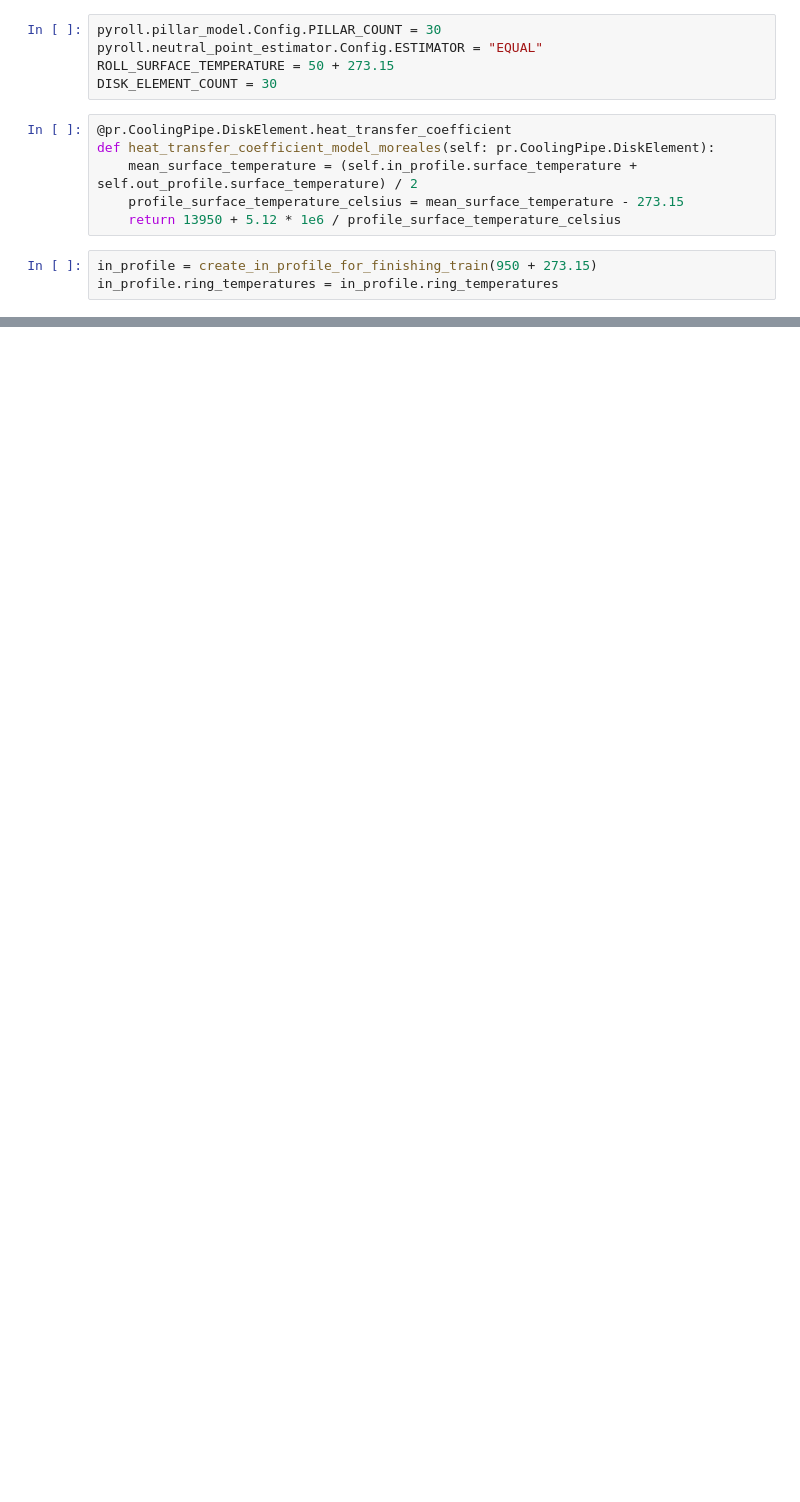
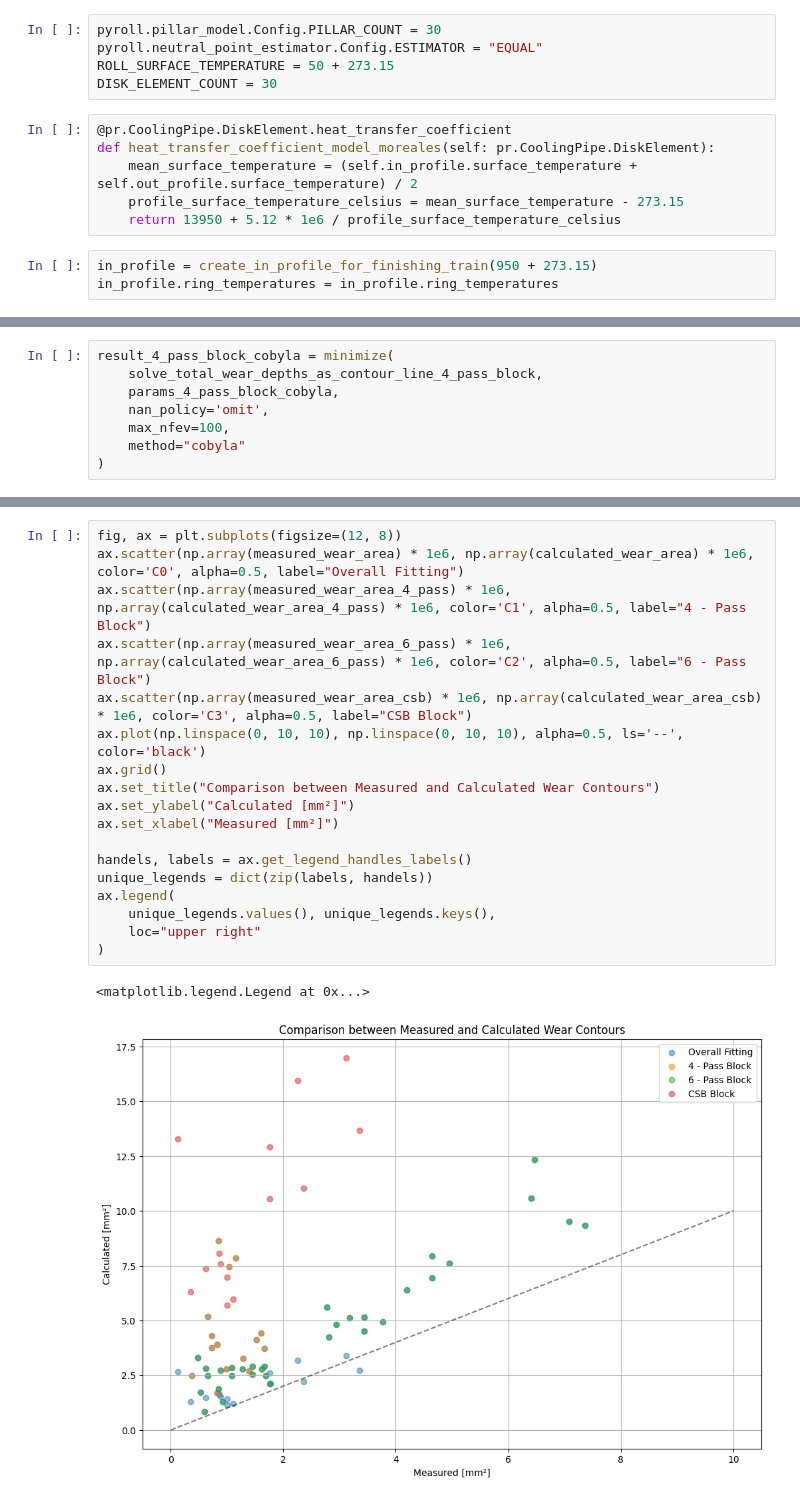
Before and after one commit to ChRen95/phd-thesis-fitting-wear-coefficient, a Jupyter notebook: coefficient_fitting.ipynb, the cells around one changed output, grey strips where cells are left out. Cells and saved outputs as stored; diff of their text form; blank space fills up the shorter version.

```diff
--- a/coefficient_fitting.ipynb
+++ b/coefficient_fitting.ipynb
@@ -118,0 +199,8 @@ params_constant_cobyla.add('wear_coefficient', value=1e-5, min=1e-20, max=1e-1,
+# %%
+result_4_pass_block_cobyla = minimize(
+    solve_total_wear_depths_as_contour_line_4_pass_block,
+    params_4_pass_block_cobyla,
+    nan_policy='omit',
+    max_nfev=100,
+    method="cobyla"
+)
@@ -194,0 +358,21 @@ More than 20 figures have been opened. Figures created through the pyplot interf
+# %%
+fig, ax = plt.subplots(figsize=(12, 8))
+ax.scatter(np.array(measured_wear_area) * 1e6, np.array(calculated_wear_area) * 1e6, color='C0', alpha=0.5, label="Overall Fitting")
+ax.scatter(np.array(measured_wear_area_4_pass) * 1e6, np.array(calculated_wear_area_4_pass) * 1e6, color='C1', alpha=0.5, label="4 - Pass Block")
+ax.scatter(np.array(measured_wear_area_6_pass) * 1e6, np.array(calculated_wear_area_6_pass) * 1e6, color='C2', alpha=0.5, label="6 - Pass Block")
+ax.scatter(np.array(measured_wear_area_csb) * 1e6, np.array(calculated_wear_area_csb) * 1e6, color='C3', alpha=0.5, label="CSB Block")
+ax.plot(np.linspace(0, 10, 10), np.linspace(0, 10, 10), alpha=0.5, ls='--', color='black')
+ax.grid()
+ax.set_title("Comparison between Measured and Calculated Wear Contours")
+ax.set_ylabel("Calculated [mm²]")
+ax.set_xlabel("Measured [mm²]")
+
+handels, labels = ax.get_legend_handles_labels()
+unique_legends = dict(zip(labels, handels))
+ax.legend(
+    unique_legends.values(), unique_legends.keys(),
+    loc="upper right"
+)
+# %% [output]
+<matplotlib.legend.Legend at 0x...>
+[figure, added]
```
Also changed, not shown: parts of 16 cells of this notebook, 7 other files.
